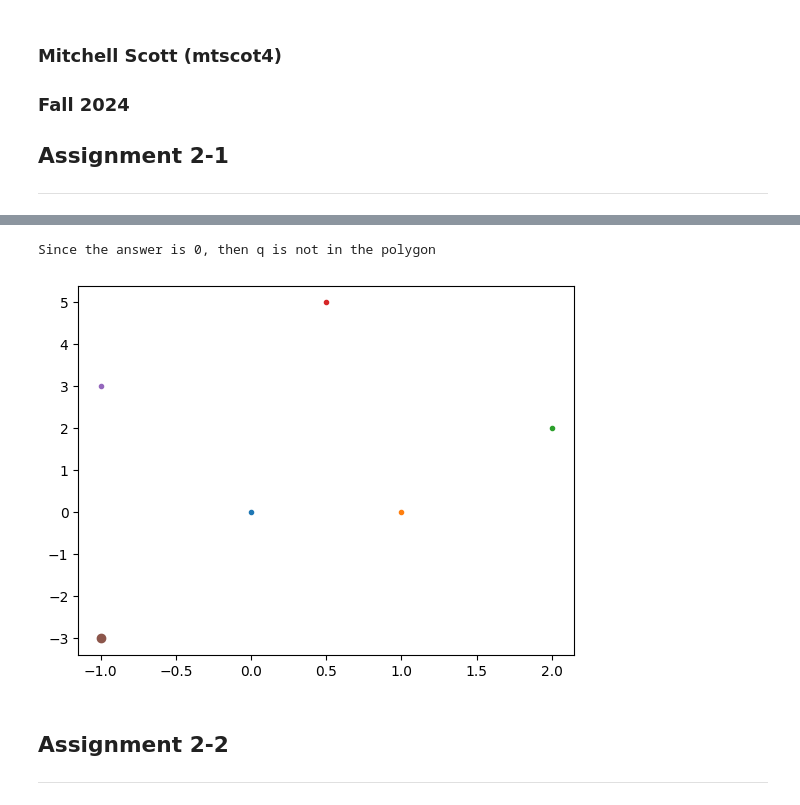
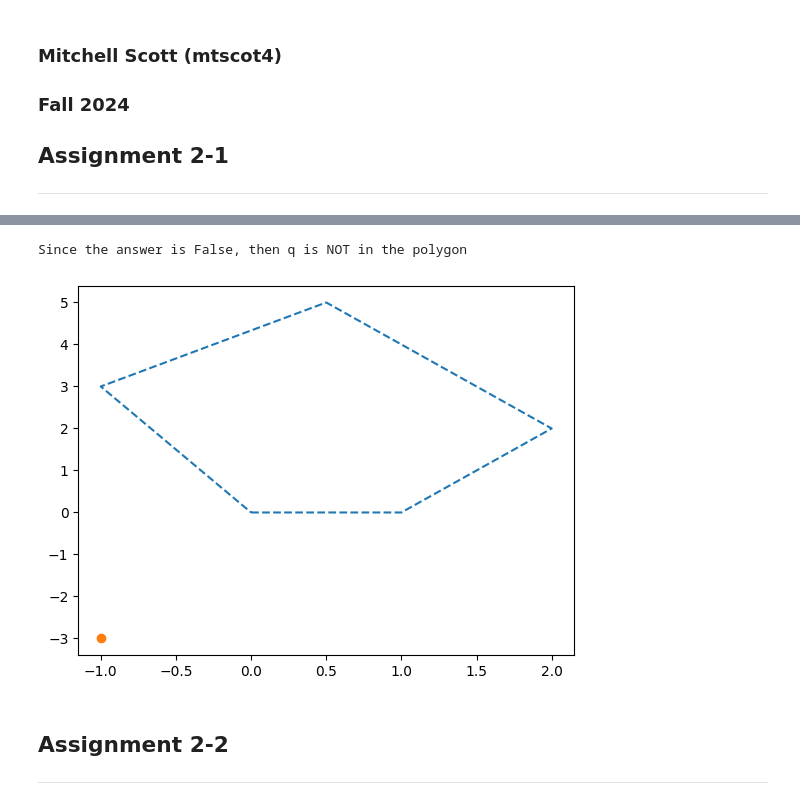
Before and after one commit to mtscott/cs584, a Jupyter notebook: hw2.ipynb, the cells around one changed output, grey strips where cells are left out. Saved outputs shown, nothing was run; the diff lists cells and outputs as text; code cells hidden in the pictures.

```diff
--- a/hw2.ipynb
+++ b/hw2.ipynb
@@ -79,20 +88,19 @@ Since the answer is True, then q is in the polygon
 # %%
-p1 = Point(0,0)
-p2 = Point(1,0)
-p3 = Point(2,2)
-p4 = Point(0.5,5)
-p5 = Point(-1,3)
-
-q = Point(0,3)
-
-p5p1 = LineSegment(p5,p1)
-
 poly = Polygon([p5,p4,p3,p2,p1])
 
 answ = PiP(q, poly)
-print('Since the answer is ' + str(answ) + ', then q is in the polygon')
+if answ == True:
+    print('Since the answer is True, then q is in the polygon.')
+else:
+    print('Since the answer is False, then q is NOT in the polygon.')
 
-plt.plot(p1.x,p1.y, '.', p2.x,p2.y, '.', p3.x,p3.y, '.', p4.x,p4.y, '.', p5.x,p5.y, '.')
+draw = [[p1.x,p1.y],[p2.x,p2.y],[p3.x,p3.y],[p4.x,p4.y],[p5.x,p5.y]]
+draw.append(draw[0]) #repeat the first point to create a 'closed loop'
+
+xs, ys = zip(*draw) #create lists of x and y values
+
+plt.figure()
+plt.plot(xs,ys, '--')
 plt.plot(q.x, q.y, 'o')
 plt.show()
 # %% [output]
@@ -101,23 +109,26 @@ Since the answer is 1, then q is in the polygon
 # %%
-p1 = Point(0,0)
-p2 = Point(1,0)
-p3 = Point(2,2)
-p4 = Point(0.5,5)
-p5 = Point(-1,3)
-
 q = Point(-1,-3)
 
 poly = Polygon([p1,p2,p3,p4,p5])
 
 answ = PiP(q, poly)
-print('Since the answer is ' + str(answ) + ', then q is not in the polygon')
+if answ == True:
+    print('Since the answer is True, then q is in the polygon.')
+else:
+    print('Since the answer is False, then q is NOT in the polygon.')
 
-plt.plot(p1.x,p1.y, '.', p2.x,p2.y, '.', p3.x,p3.y, '.', p4.x,p4.y, '.', p5.x,p5.y, '.')
+draw = [[p1.x,p1.y],[p2.x,p2.y],[p3.x,p3.y],[p4.x,p4.y],[p5.x,p5.y]]
+draw.append(draw[0]) #repeat the first point to create a 'closed loop'
+
+xs, ys = zip(*draw) #create lists of x and y values
+
+plt.figure()
+plt.plot(xs,ys, '--')
 plt.plot(q.x, q.y, 'o')
 plt.show()
 # %% [output]
-Since the answer is 0, then q is not in the polygon
+Since the answer is False, then q is NOT in the polygon
-[figure, old version]
+[figure, new version]
 # %% [markdown]
 ## Assignment 2-2
 ***
```
Also changed, not shown: parts of 10 cells of this notebook.
